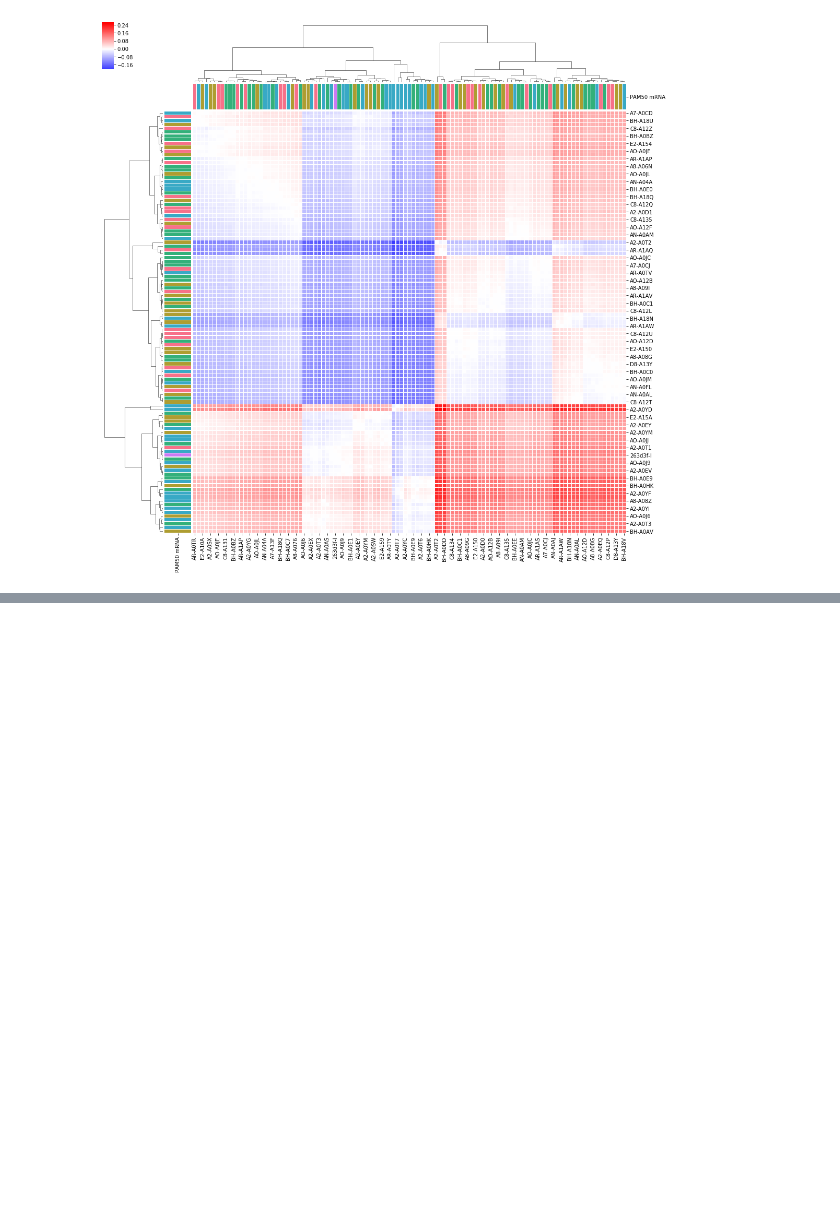
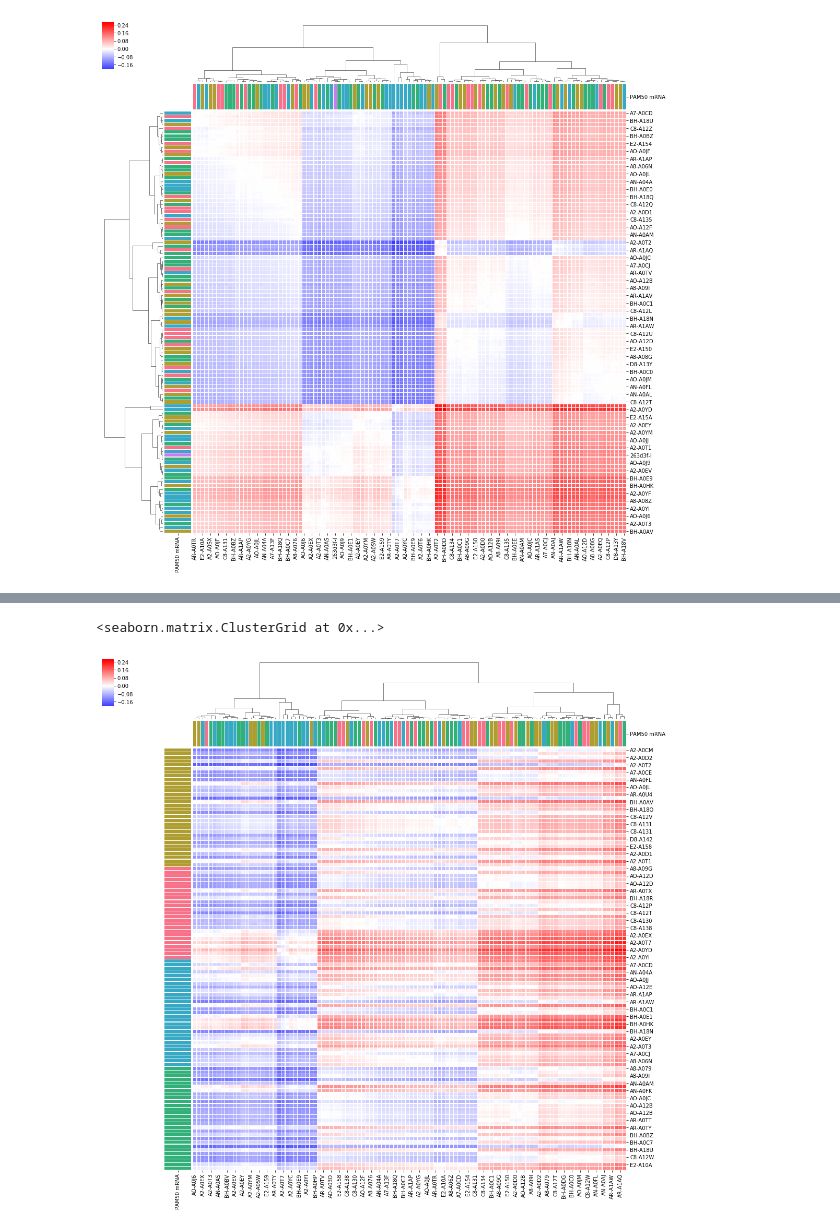
Before and after one commit to fraenkel-lab/OmicsIntegrator2, a Jupyter notebook: example/Murat's multi-PCSF.ipynb, the cells around one changed output, grey strips where cells are left out. Saved outputs shown, nothing was run; the diff lists cells and outputs as text; code cells hidden in the pictures; blank space fills up the shorter version.

```diff
--- a/example/Murat's multi-PCSF.ipynb
+++ b/example/Murat's multi-PCSF.ipynb
@@ -152,3 +152,7 @@ sns.clustermap(normalized_matrix, cmap='bwr', center=0, col_colors=colors, row_c
 # %% [output]
 <seaborn.matrix.ClusterGrid at 0x...>
 [figure]
+# %%
+final_matrix = normalized_matrix.join(brca_labels).dropna(subset=['PAM50 mRNA']).set_index('PAM50 mRNA', append=True).swaplevel().sort_index(level=0)
+del final_matrix['263d3f-I'], final_matrix['blcdb9-I'], final_matrix['c4155b-C']
+final_matrix
@@ -154,0 +179,5 @@ sns.clustermap(normalized_matrix, cmap='bwr', center=0, col_colors=colors, row_c
+# %%
+sns.clustermap(final_matrix.reset_index(level=0, drop=True), cmap='bwr', center=0, col_colors=colors, row_colors=colors, row_cluster=False,  linewidths=.1, figsize=(18, 18))
+# %% [output]
+<seaborn.matrix.ClusterGrid at 0x...>
+[figure, added]
```
Also changed, not shown: parts of 1 cell of this notebook.
